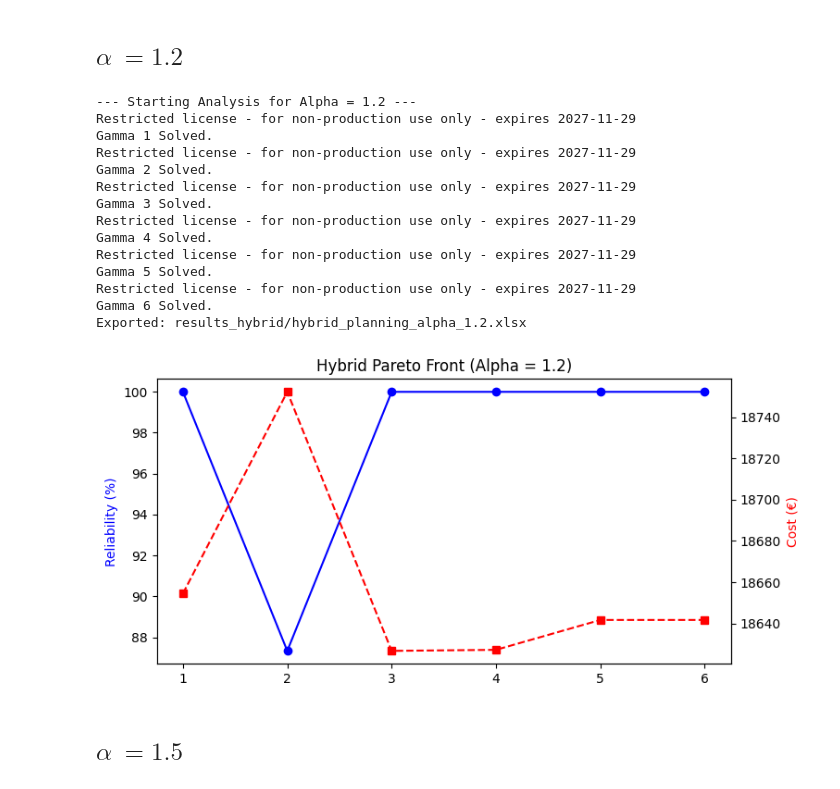
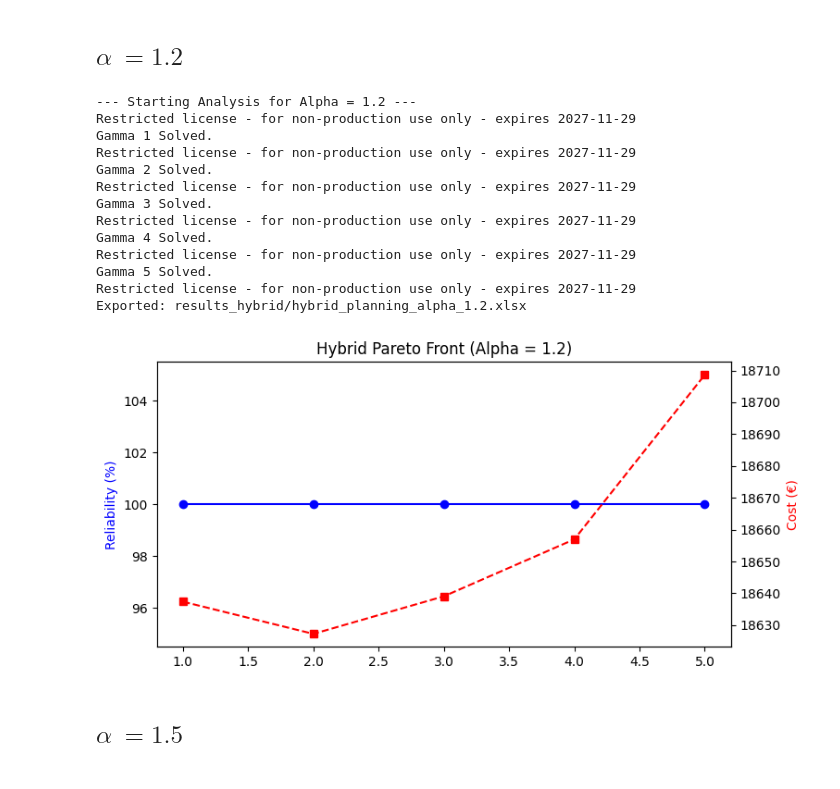
Before and after one commit to GabinProject/surgical-scheduling-optimization, a Jupyter notebook: 4 - hybrid.ipynb, the cells around one changed output. Drawn from its saved outputs; the diff is of its cells as text; code cells hidden in the pictures.

```diff
--- a/4 - hybrid.ipynb
+++ b/4 - hybrid.ipynb
@@ -155,7 +155,7 @@ current_alpha = 0.8
 print(f"\n--- Starting Analysis for Alpha = {current_alpha} ---")
 # 1. Calculation of hybrid times
 t_fixe_hyb_cur = {i: t_fixe[i] + (current_alpha / 2) * t_sup[i] for i in patients}
-t_sup_hyb_cur = {i: (1 - current_alpha / 2) * t_sup[i] for i in patients}
+t_sup_hyb_cur = {i: (current_alpha / 2) * t_sup[i] for i in patients}
 
 # 2. Model resolution
 solutions = {}
@@ -218,7 +219,7 @@ current_alpha = 1.0
 print(f"\n--- Starting Analysis for Alpha = {current_alpha} ---")
 # 1. Calculation of hybrid times
 t_fixe_hyb_cur = {i: t_fixe[i] + (current_alpha / 2) * t_sup[i] for i in patients}
-t_sup_hyb_cur = {i: (1 - current_alpha / 2) * t_sup[i] for i in patients}
+t_sup_hyb_cur = {i: (current_alpha / 2) * t_sup[i] for i in patients}
 
 # 2. Model resolution
 solutions = {}
@@ -280,7 +281,7 @@ current_alpha = 1.2
 print(f"\n--- Starting Analysis for Alpha = {current_alpha} ---")
 # 1. Calculation of hybrid times
 t_fixe_hyb_cur = {i: t_fixe[i] + (current_alpha / 2) * t_sup[i] for i in patients}
-t_sup_hyb_cur = {i: (1 - current_alpha / 2) * t_sup[i] for i in patients}
+t_sup_hyb_cur = {i: (current_alpha / 2) * t_sup[i] for i in patients}
 
 # 2. Model resolution
 solutions = {}
@@ -304,35 +305,34 @@ for g, (x_s, y_s) in solutions.items():
     res = [run_simulation(x_s, y_s, ts) for ts in test_sets]
     valid_g.append(g); r_m.append(np.mean([x[0] for x in res])); c_m.append(np.mean([x[1] for x in res]))
 
 # Plot
 fig, ax1 = plt.subplots(figsize=(8, 4))
 ax1.plot(valid_g, r_m, 'b-o', label="Reliability")
 ax1.set_ylabel("Reliability (%)", color='b')
 ax2 = ax1.twinx()
 ax2.plot(valid_g, c_m, 'r--s', label="Cost")
 ax2.set_ylabel("Cost (€)", color='r')
 plt.title(f"Hybrid Pareto Front (Alpha = {current_alpha})")
 
 image_name = f"hybrid_pareto_alpha_{current_alpha}.png"
 plt.savefig(os.path.join(OUTPUT_DIR, image_name), bbox_inches='tight', dpi=150)
 
 plt.show()
 # %% [output]
 --- Starting Analysis for Alpha = 1.2 ---
 Restricted license - for non-production use only - expires 2027-11-29
 Gamma 1 Solved.
 Restricted license - for non-production use only - expires 2027-11-29
 Gamma 2 Solved.
 Restricted license - for non-production use only - expires 2027-11-29
 Gamma 3 Solved.
 Restricted license - for non-production use only - expires 2027-11-29
 Gamma 4 Solved.
 Restricted license - for non-production use only - expires 2027-11-29
 Gamma 5 Solved.
 Restricted license - for non-production use only - expires 2027-11-29
-Gamma 6 Solved.
 Exported: results_hybrid/hybrid_planning_alpha_1.2.xlsx
-[figure, old version]
+[figure, new version]
 # %% [markdown]
 ## $\alpha\ = 1.5$
 # %%
```
Also changed, not shown: parts of 4 cells of this notebook, 10 other files.
